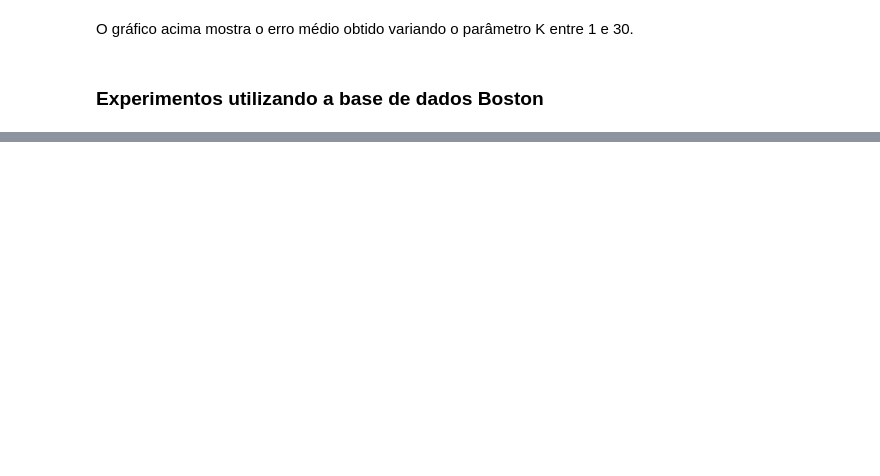
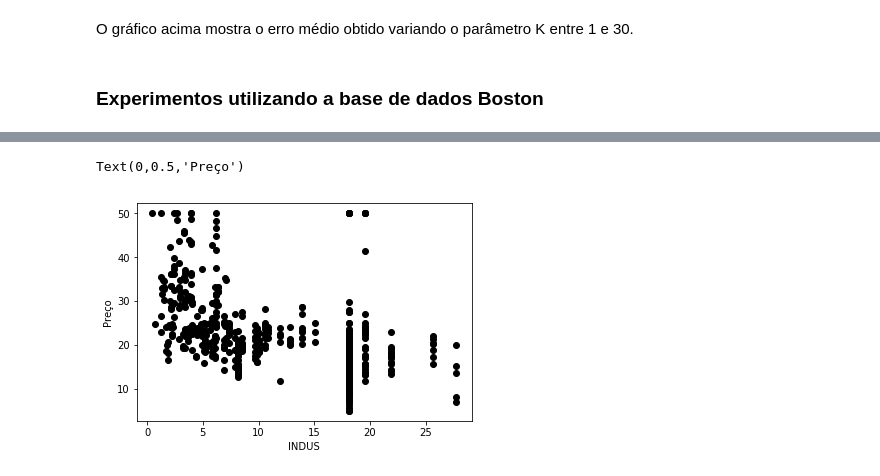
Before and after one commit to rviniciussouza/IA, a Jupyter notebook: KNN.ipynb, the cells around one changed output, grey strips where cells are left out. Cells and saved outputs as stored; diff of their text form; code cells hidden in the pictures; blank space fills up the shorter version.

```diff
--- a/KNN.ipynb
+++ b/KNN.ipynb
@@ -150,0 +209,7 @@ y_pred = knn(x_treino, y_treino, x_test, K)
+# %%
+plt.scatter(boston.data[:,2], boston.target, color='black')
+plt.xlabel(boston.feature_names[2])
+plt.ylabel('Preço')
+# %% [output]
+Text(0,0.5,'Preço')
+[figure, added]
```
Also changed, not shown: parts of 26 cells of this notebook.
